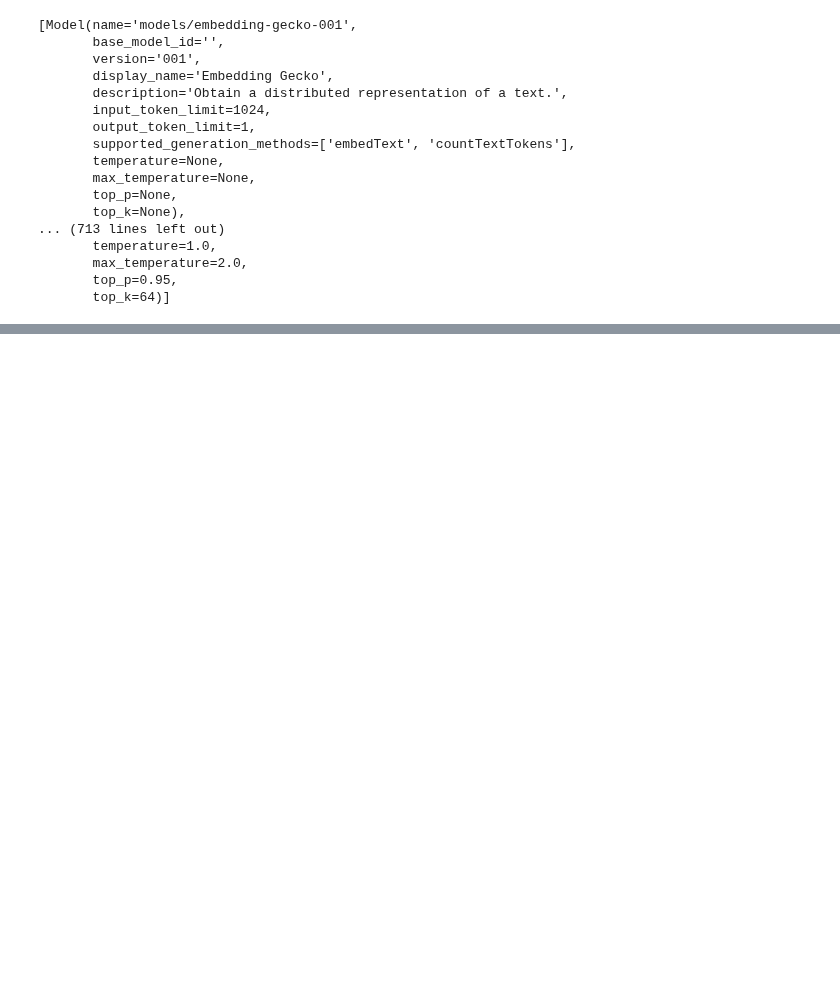
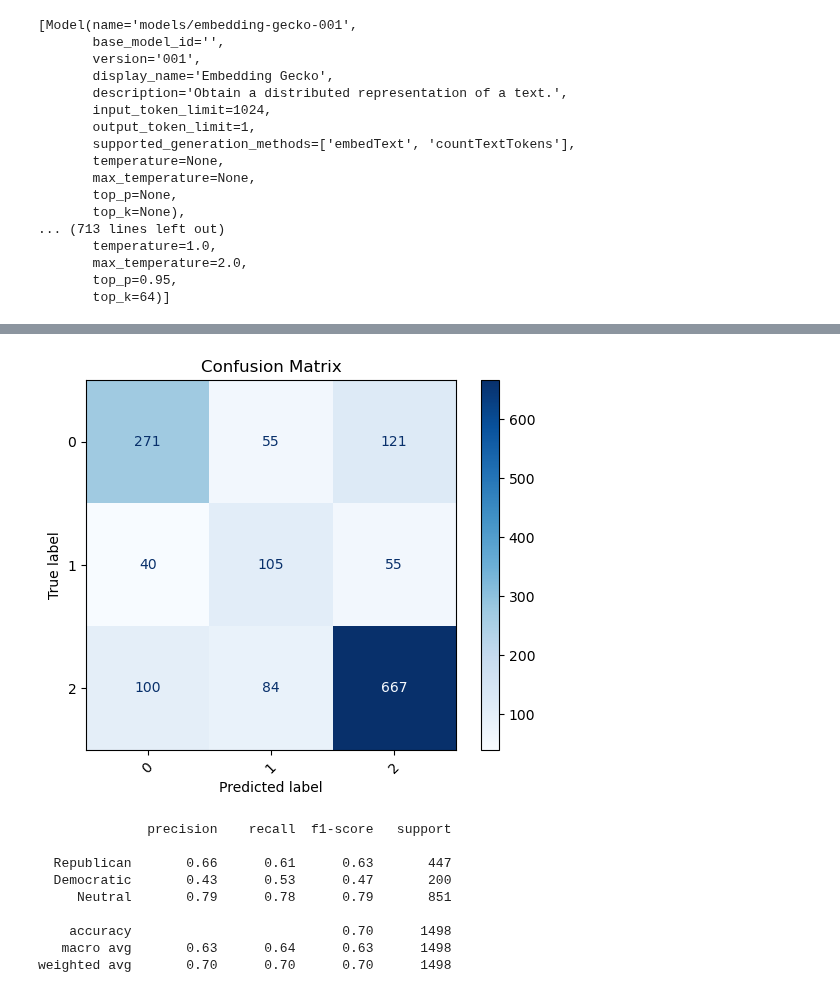
Before and after one commit to Filippo-Corti/SocialMediaMining, a Jupyter notebook: Project/notebooks/YoutubeML.ipynb, the cells around one changed output, grey strips where cells are left out. Cells and saved outputs as stored; diff of their text form; code cells hidden in the pictures; blank space fills up the shorter version.

Commit message:
more labeling

```diff
--- a/Project/notebooks/YoutubeML.ipynb
+++ b/Project/notebooks/YoutubeML.ipynb
@@ -566,0 +562,56 @@ weighted avg       0.60      0.55      0.56        42
+# %%
+import pandas as pd
+from sklearn.model_selection import train_test_split
+from sklearn.pipeline import make_pipeline
+from sklearn.feature_extraction.text import TfidfVectorizer
+from sklearn.linear_model import LogisticRegression
+
+youtube_db.cursor.execute(f"""
+SELECT Comments.id, content, gemini_label
+FROM CommentAnalysis JOIN Comments on Comments.id = CommentAnalysis.id
+WHERE gemini_label IS NOT NULL
+""")
+
+data = youtube_db.cursor.fetchall()
+
+
+df = pd.DataFrame(data)
+df.columns = ['id', 'content', 'label']
+df["label"] = [{"Republican": 0, "Democratic": 1, "Neutral": 2}.get(label) for label in df["label"]]
+
+# Step 3: Split into train/test
+X_train, X_test, y_train, y_test = train_test_split(
+    df["content"], df["label"], test_size=0.2, stratify=df["label"], random_state=42
+)
+
+# Step 4: Build classifier pipeline
+clf = make_pipeline(
+    TfidfVectorizer(max_features=5000, ngram_range=(1, 2)),
+    LogisticRegression(max_iter=500, class_weight="balanced", random_state=42)
+)
+
+# Step 5: Train and evaluate
+clf.fit(X_train, y_train)
+y_pred = clf.predict(X_test)
+
+# Generate the confusion matrix
+cm = confusion_matrix(y_test, y_pred, labels=sorted(set(y_test).union(set(y_pred))))
+
+# Display the confusion matrix
+disp = ConfusionMatrixDisplay(confusion_matrix=cm, display_labels=sorted(set(y_test).union(set(y_pred))))
+disp.plot(cmap='Blues', xticks_rotation=45)
+plt.title("Confusion Matrix")
+plt.show()
+
+print(classification_report(y_test, y_pred, target_names=["Republican", "Democratic", "Neutral"]))
+# %% [output]
+[figure, added]
+              precision    recall  f1-score   support
+
+  Republican       0.66      0.61      0.63       447
+  Democratic       0.43      0.53      0.47       200
+     Neutral       0.79      0.78      0.79       851
+
+    accuracy                           0.70      1498
+   macro avg       0.63      0.64      0.63      1498
+weighted avg       0.70      0.70      0.70      1498
```
Also changed, not shown: parts of 1 cell of this notebook, 3 other files.
